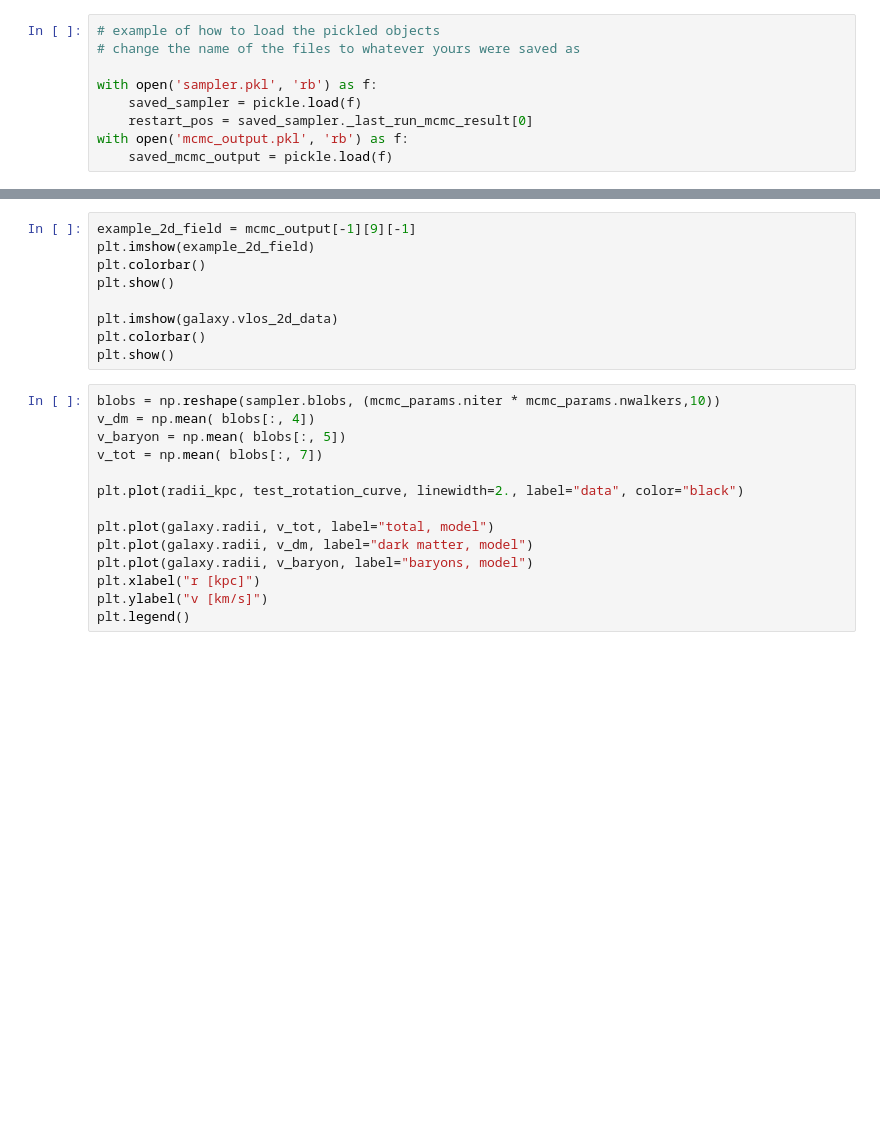
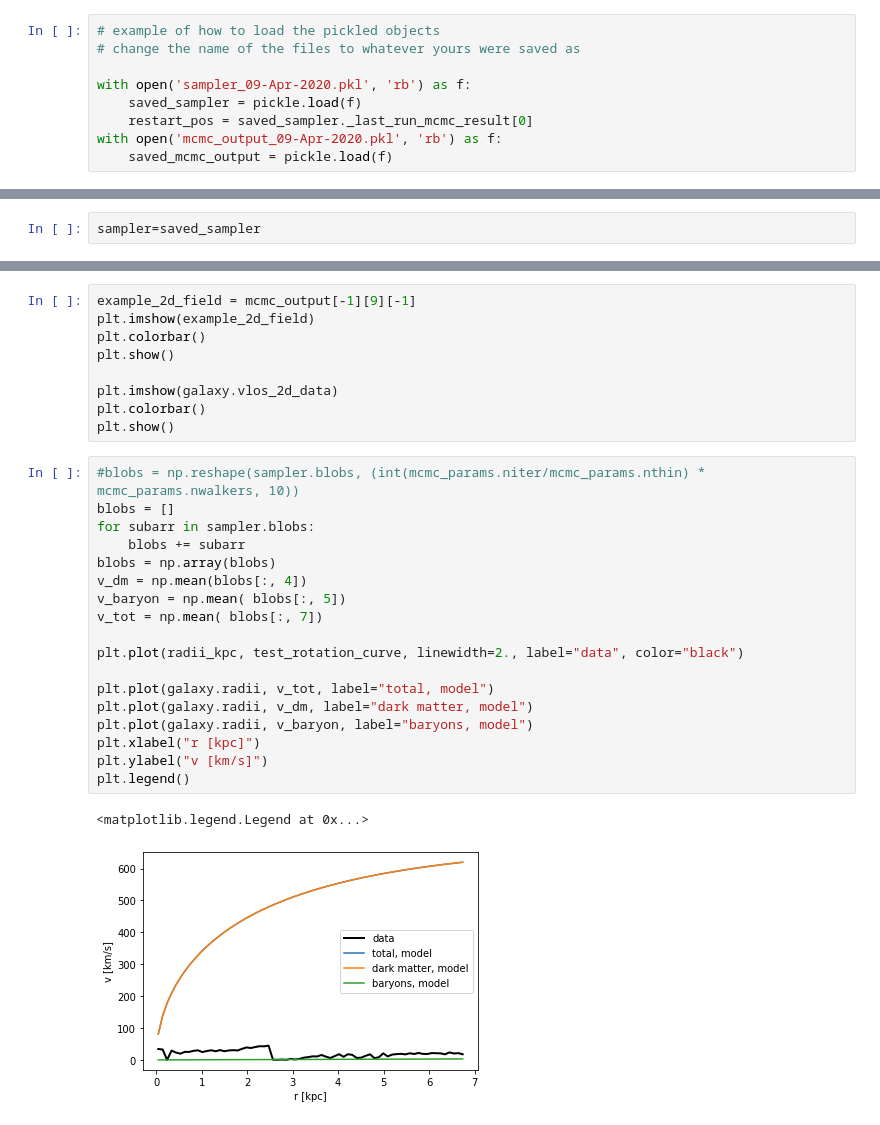
Before and after one commit to AnnaKwa/little-things, a Jupyter notebook: notebooks/fit_nfw_model.ipynb, the cells around one changed output, grey strips where cells are left out. Drawn from its saved outputs; the diff is of its cells as text; blank space fills up the shorter version.

Commit message:
fix indexing errors for nthin>1 in plotting code

```diff
--- a/notebooks/fit_nfw_model.ipynb
+++ b/notebooks/fit_nfw_model.ipynb
@@ -198,10 +199,10 @@ Done with steps 8 - 12 out of 12
 # example of how to load the pickled objects
 # change the name of the files to whatever yours were saved as
 
-with open('sampler.pkl', 'rb') as f:
+with open('sampler_09-Apr-2020.pkl', 'rb') as f:
     saved_sampler = pickle.load(f)
     restart_pos = saved_sampler._last_run_mcmc_result[0]
-with open('mcmc_output.pkl', 'rb') as f:
+with open('mcmc_output_09-Apr-2020.pkl', 'rb') as f:
     saved_mcmc_output = pickle.load(f)
 # %%
 # example of how to restart the MCMC fit from the last save point
@@ -241,6 +242,8 @@ total_mcmc_output = saved_mcmc_output + restart_mcmc_output
         pickle.dump(total_mcmc_output, f)
 # %% [markdown]
 #### Plot the posterior distributions and walker paths
+# %%
+sampler=saved_sampler
 # %%
 plot_posterior_distributions(sampler, labels=['rhos', 'rs', 'ml'])
 
@@ -267,16 +276,23 @@ plt.imshow(galaxy.vlos_2d_data)
 plt.colorbar()
 plt.show()
 # %%
-blobs = np.reshape(sampler.blobs, (mcmc_params.niter * mcmc_params.nwalkers,10))
-v_dm = np.mean( blobs[:, 4])
+#blobs = np.reshape(sampler.blobs, (int(mcmc_params.niter/mcmc_params.nthin) * mcmc_params.nwalkers, 10))
+blobs = []
+for subarr in sampler.blobs:
+    blobs += subarr
+blobs = np.array(blobs)
+v_dm = np.mean(blobs[:, 4])
 v_baryon = np.mean( blobs[:, 5])
 v_tot = np.mean( blobs[:, 7])
 
 plt.plot(radii_kpc, test_rotation_curve, linewidth=2., label="data", color="black")
 
 plt.plot(galaxy.radii, v_tot, label="total, model")
 plt.plot(galaxy.radii, v_dm, label="dark matter, model")
 plt.plot(galaxy.radii, v_baryon, label="baryons, model")
 plt.xlabel("r [kpc]")
 plt.ylabel("v [km/s]")
 plt.legend()
+# %% [output]
+<matplotlib.legend.Legend at 0x...>
+[figure, added]
```
Also changed, not shown: parts of 3 cells of this notebook, 2 other files.
